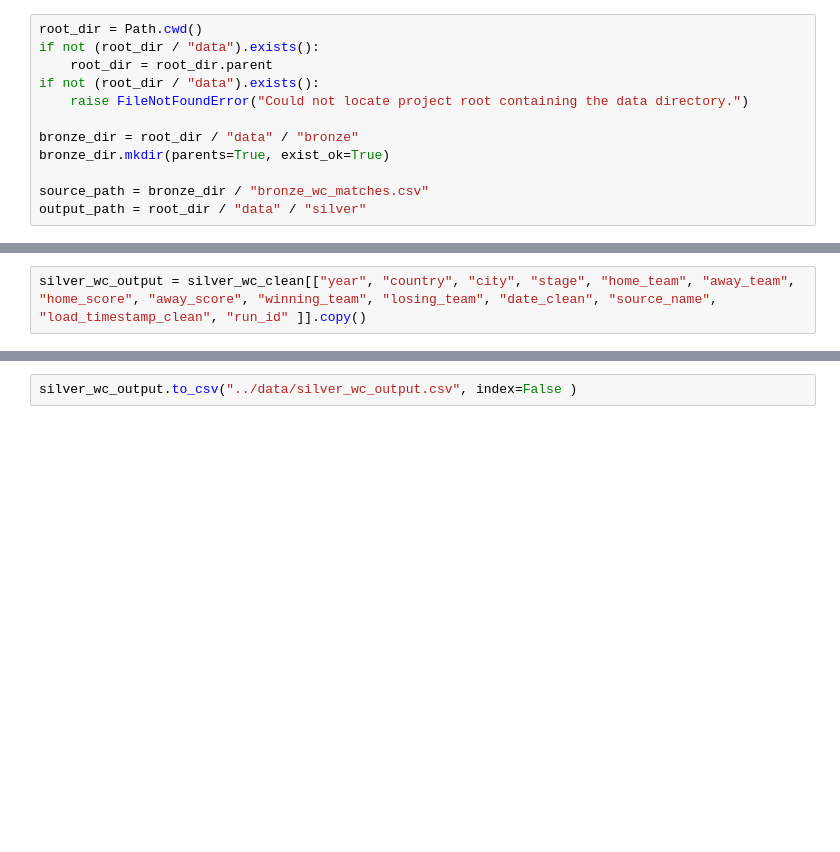
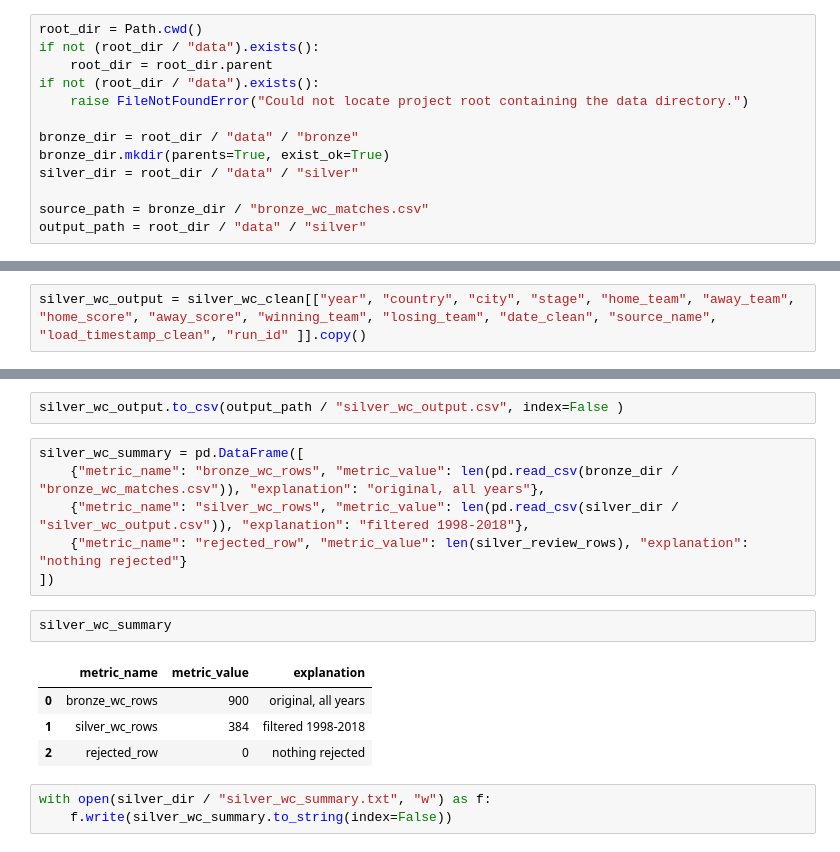
Before and after one commit to rofaure/fifa-worldcup-socioeconomic-analysis, a Jupyter notebook: notebooks/silver_worldcup.ipynb, the cells around one changed output, grey strips where cells are left out. Saved outputs shown, nothing was run; the diff lists cells and outputs as text; blank space fills up the shorter version.

Commit message:
created summary.txt for wc and updated silver outputs

```diff
--- a/notebooks/silver_worldcup.ipynb
+++ b/notebooks/silver_worldcup.ipynb
@@ -12,6 +12,7 @@ if not (root_dir / "data").exists():
 
 bronze_dir = root_dir / "data" / "bronze"
 bronze_dir.mkdir(parents=True, exist_ok=True)
+silver_dir = root_dir / "data" / "silver"
 
 source_path = bronze_dir / "bronze_wc_matches.csv"
 output_path = root_dir / "data" / "silver"
@@ -299,4 +300,20 @@ silver_wc_output.tail()
 | 898 | 2018 | Russia | Saint Petersburg | Third place | Belgium | England | 2 | 0 | Belgium | ... |
 | 899 | 2018 | Russia | Moscow | Final | France | Croatia | 4 | 2 | France | ... |
 # %%
-silver_wc_output.to_csv("../data/silver_wc_output.csv", index=False )
+silver_wc_output.to_csv(output_path / "silver_wc_output.csv", index=False )
+# %%
+silver_wc_summary = pd.DataFrame([
+    {"metric_name": "bronze_wc_rows", "metric_value": len(pd.read_csv(bronze_dir / "bronze_wc_matches.csv")), "explanation": "original, all years"},
+    {"metric_name": "silver_wc_rows", "metric_value": len(pd.read_csv(silver_dir / "silver_wc_output.csv")), "explanation": "filtered 1998-2018"},
+    {"metric_name": "rejected_row", "metric_value": len(silver_review_rows), "explanation": "nothing rejected"}
+])
+# %%
+silver_wc_summary
+# %% [output]
+|  | metric_name | metric_value | explanation |
+| 0 | bronze_wc_rows | 900 | original, all years |
+| 1 | silver_wc_rows | 384 | filtered 1998-2018 |
+| 2 | rejected_row | 0 | nothing rejected |
+# %%
+with open(silver_dir / "silver_wc_summary.txt", "w") as f:
+    f.write(silver_wc_summary.to_string(index=False))
```
Also changed, not shown: 1 other file.
